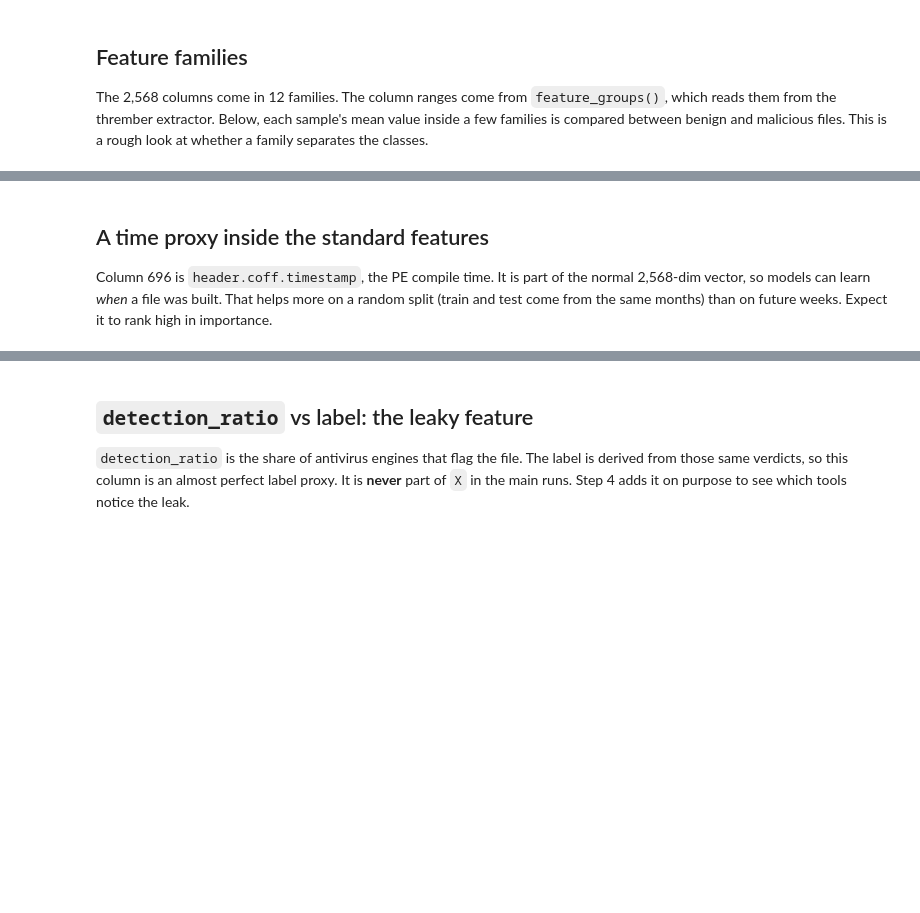
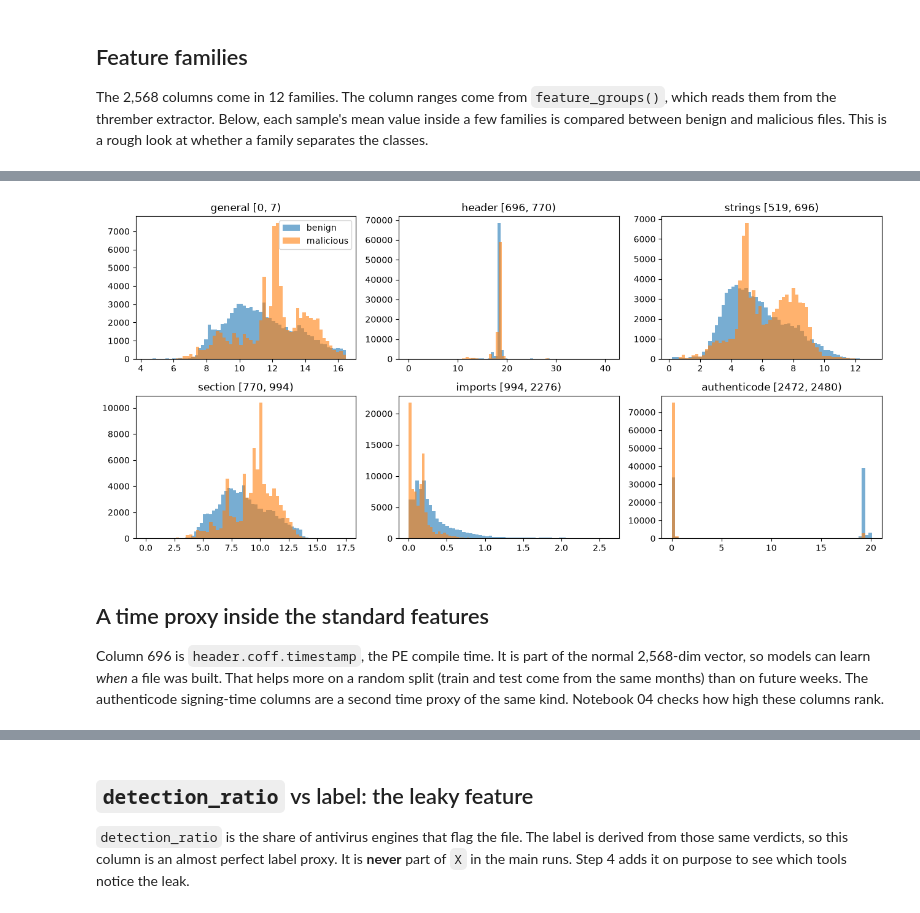
Before and after one commit to Turbo-Soggy/automl, a Jupyter notebook: notebooks/01_eda.ipynb, the cells around one changed output, grey strips where cells are left out. Cells and saved outputs as stored; diff of their text form; code cells hidden in the pictures; blank space fills up the shorter version.

Commit message:
Step 5 review fixes and Step 6 report, slides, notebooks
Co-Authored-By: Claude Opus 5.5 <noreply@anthropic.com>

```diff
--- a/notebooks/01_eda.ipynb
+++ b/notebooks/01_eda.ipynb
@@ -71,22 +121,27 @@ groups
 # %%
-families = ["general", "byteentropy", "strings", "section", "imports", "authenticode"]
+# byteentropy and histogram are left out: each file's values there are normalised to sum to 1,
+# so their per-file mean is the same constant for every file and shows nothing.
+families = ["general", "header", "strings", "section", "imports", "authenticode"]
 ranges = groups.set_index("family").loc[families, ["start", "end"]]
 fig, axes = plt.subplots(2, 3, figsize=(13, 6))
 for ax, (name, start, end) in zip(axes.flat, ranges.itertuples()):
     # log1p of the per-sample mean, because several families span many orders of magnitude
     family_mean = np.log1p(np.abs(X[:, start:end]).mean(axis=1))
     for label, colour in ((0, "tab:blue"), (1, "tab:orange")):
         ax.hist(family_mean[y == label], bins=60, alpha=0.6, color=colour,
                 label="benign" if label == 0 else "malicious")
     ax.set_title(f"{name} [{start}, {end})")
 axes.flat[0].legend()
 plt.tight_layout()
+# %% [output]
+[figure, added]
 # %% [markdown]
 ## A time proxy inside the standard features
 
 Column 696 is `header.coff.timestamp`, the PE compile time. It is part of the normal 2,568-dim
 vector, so models can learn *when* a file was built. That helps more on a random split (train and
-test come from the same months) than on future weeks. Expect it to rank high in importance.
+test come from the same months) than on future weeks. The authenticode signing-time columns are a
+second time proxy of the same kind. Notebook 04 checks how high these columns rank.
 # %%
 compile_time = pd.to_datetime(X[:, 696].astype("int64"), unit="s", errors="coerce")
 pd.DataFrame({"label": y, "compile_year": compile_time.year}).groupby("label")["compile_year"].describe()
```
Also changed, not shown: parts of 11 cells of this notebook, 21 other files.
